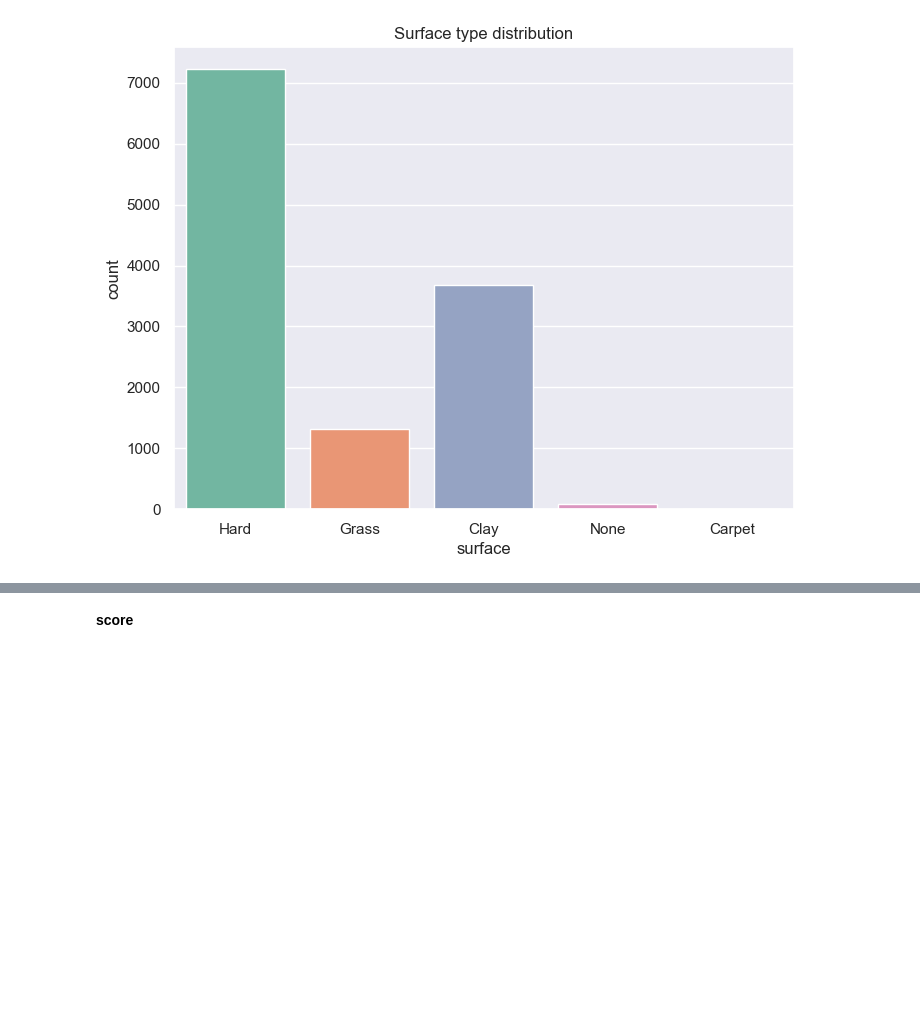
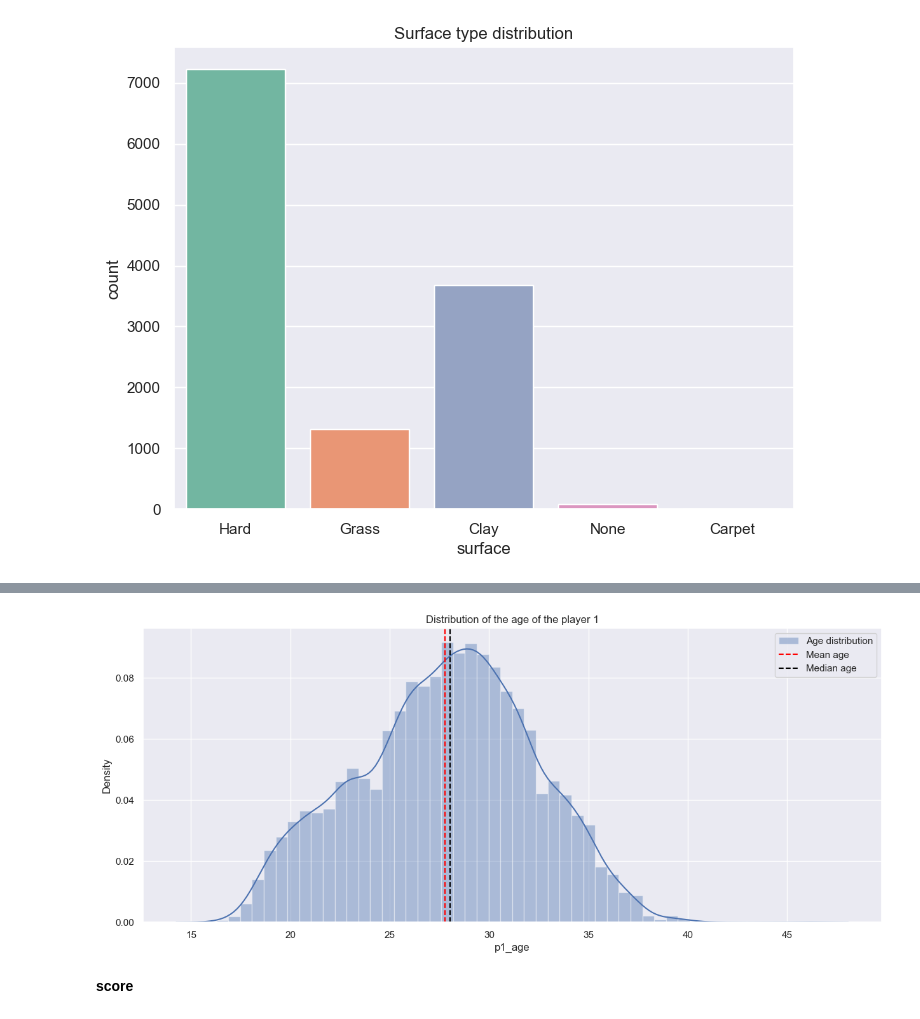
Before and after one commit to siwaar/Tennis_prediction, a Jupyter notebook: ABBES_Siwar_LBC_final_version.ipynb, the cells around one changed output, grey strips where cells are left out. Saved outputs shown, nothing was run; the diff lists cells and outputs as text; code cells hidden in the pictures; blank space fills up the shorter version.

```diff
--- a/ABBES_Siwar_LBC_final_version.ipynb
+++ b/ABBES_Siwar_LBC_final_version.ipynb
@@ -335,3 +344,15 @@ plt.show()
+# %%
+#### age
+
+plt.figure(figsize=(15,6))
+sns.distplot(data['p1_age'], label='Age distribution')
+plt.axvline(x=data['p1_age'].mean(), color='red', linestyle='--', label='Mean age')
+plt.axvline(x=data['p1_age'].median(), color='black', linestyle='--', label='Median age')
+plt.title('Distribution of the age of the player 1')
+plt.legend()
+plt.show()
+# %% [output]
+[figure, added]
 # %% [markdown]
 **score**
 # %%
```
Also changed, not shown: parts of 27 cells of this notebook, 4 other files.
